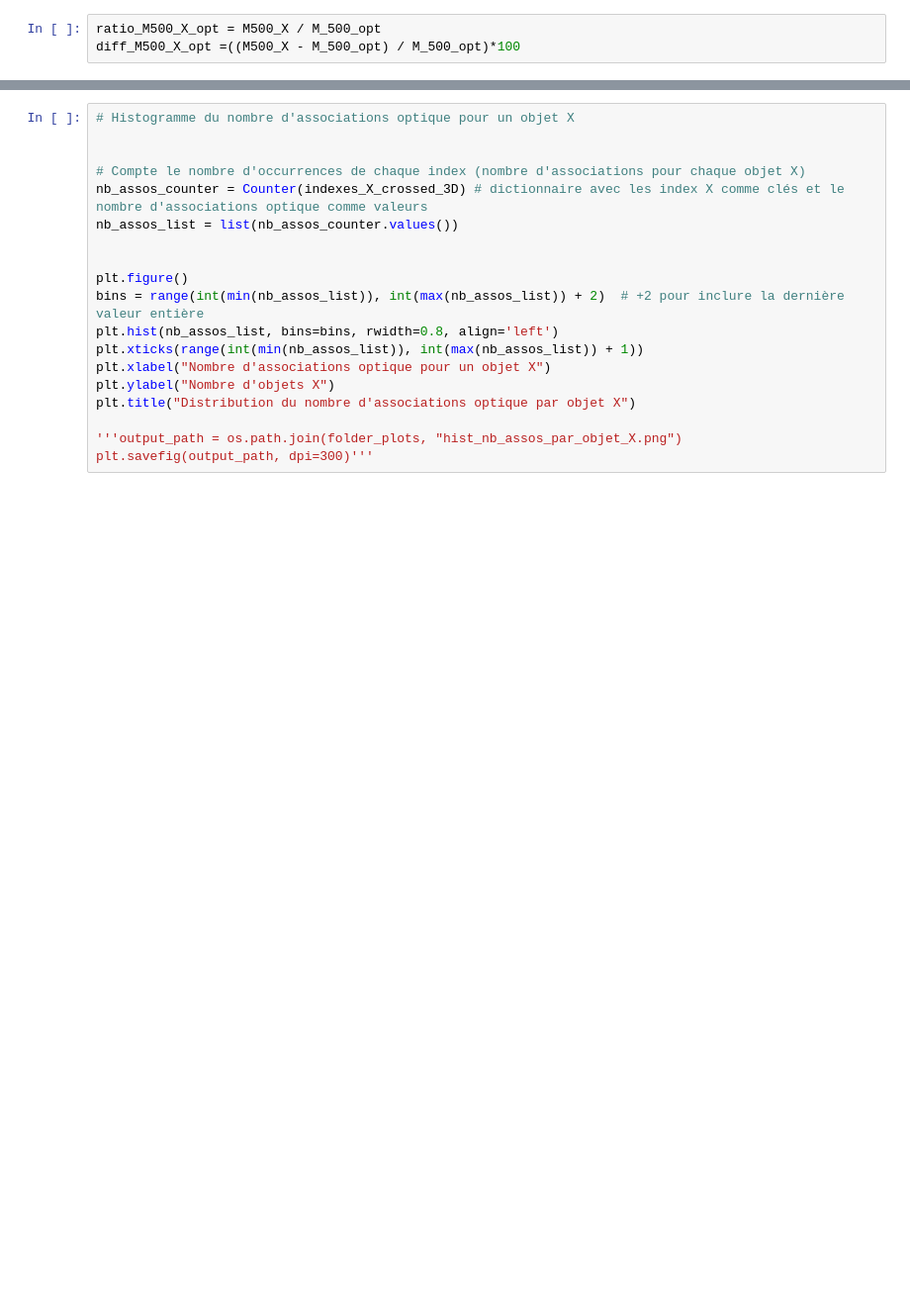
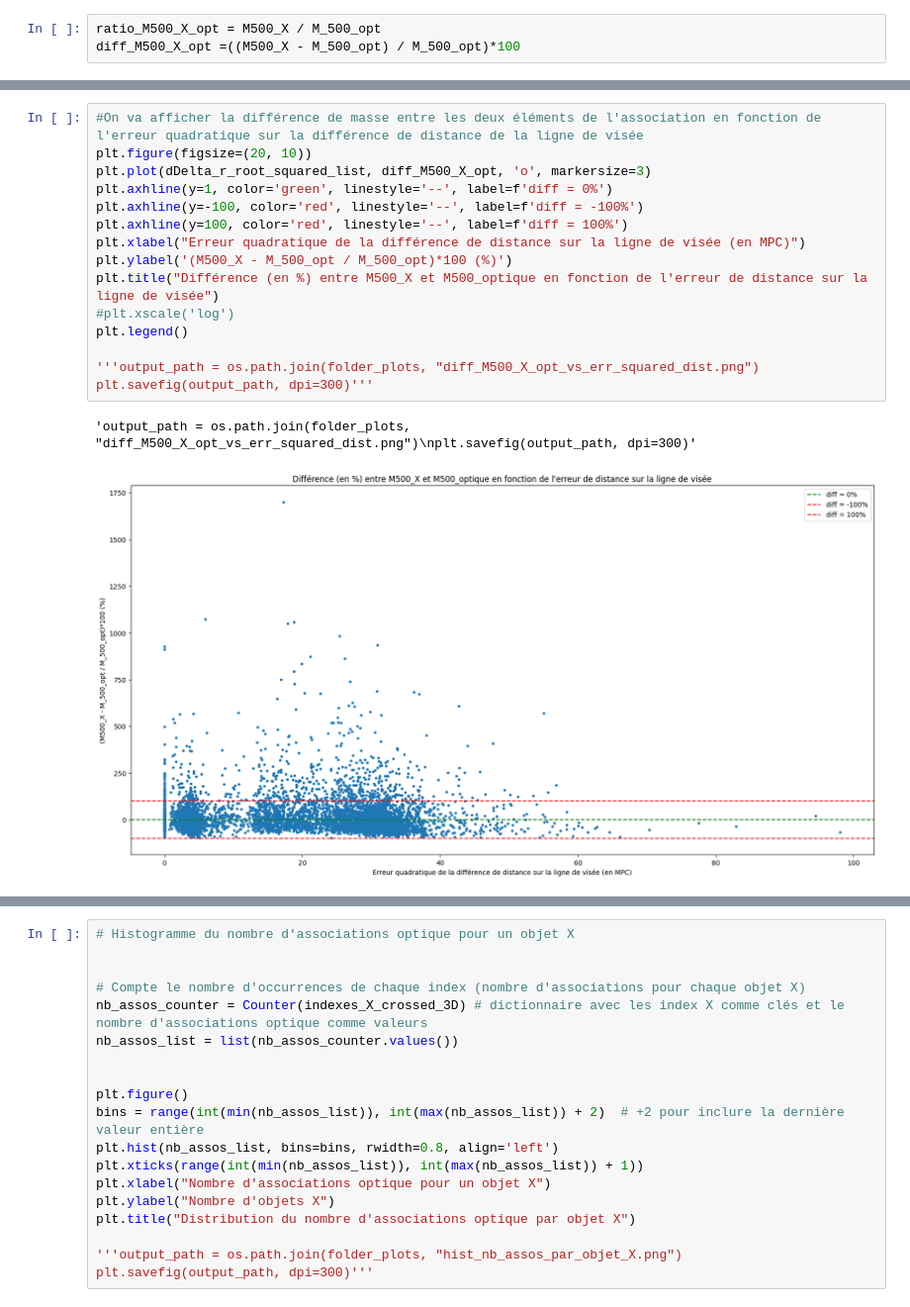
Before and after one commit to EmileD123/M2_Internship_clusters_cross_X_optical, a Jupyter notebook: Test cross-matching/cross_matching_eRASS1_DESI_Legacy.ipynb, the cells around one changed output, grey strips where cells are left out. Shown at 99% size. Drawn from its saved outputs; the diff is of its cells as text; blank space fills up the shorter version.

```diff
--- a/Test cross-matching/cross_matching_X_optique.ipynb
+++ b/Test cross-matching/cross_matching_eRASS1_DESI_Legacy.ipynb
@@ -1109,3 +1151,21 @@ plt.savefig(output_path, dpi=300)
+# %%
+#On va afficher la différence de masse entre les deux éléments de l'association en fonction de l'erreur quadratique sur la différence de distance de la ligne de visée
+plt.figure(figsize=(20, 10))
+plt.plot(dDelta_r_root_squared_list, diff_M500_X_opt, 'o', markersize=3)
+plt.axhline(y=1, color='green', linestyle='--', label=f'diff = 0%')
+plt.axhline(y=-100, color='red', linestyle='--', label=f'diff = -100%')
+plt.axhline(y=100, color='red', linestyle='--', label=f'diff = 100%')
+plt.xlabel("Erreur quadratique de la différence de distance sur la ligne de visée (en MPC)")
+plt.ylabel('(M500_X - M_500_opt / M_500_opt)*100 (%)')
+plt.title("Différence (en %) entre M500_X et M500_optique en fonction de l'erreur de distance sur la ligne de visée")
+#plt.xscale('log')
+plt.legend()
+
+'''output_path = os.path.join(folder_plots, "diff_M500_X_opt_vs_err_squared_dist.png")
+plt.savefig(output_path, dpi=300)'''
+# %% [output]
+'output_path = os.path.join(folder_plots, "diff_M500_X_opt_vs_err_squared_dist.png")\nplt.savefig(output_path, dpi=300)'
+[figure, added]
 # %%
 plt.figure(figsize=(12, 6))
 plt.plot(diff_z, ratio_M500_X_opt, 'o', markersize=3)
```
Also changed, not shown: parts of 11 cells of this notebook, 25 other files.
